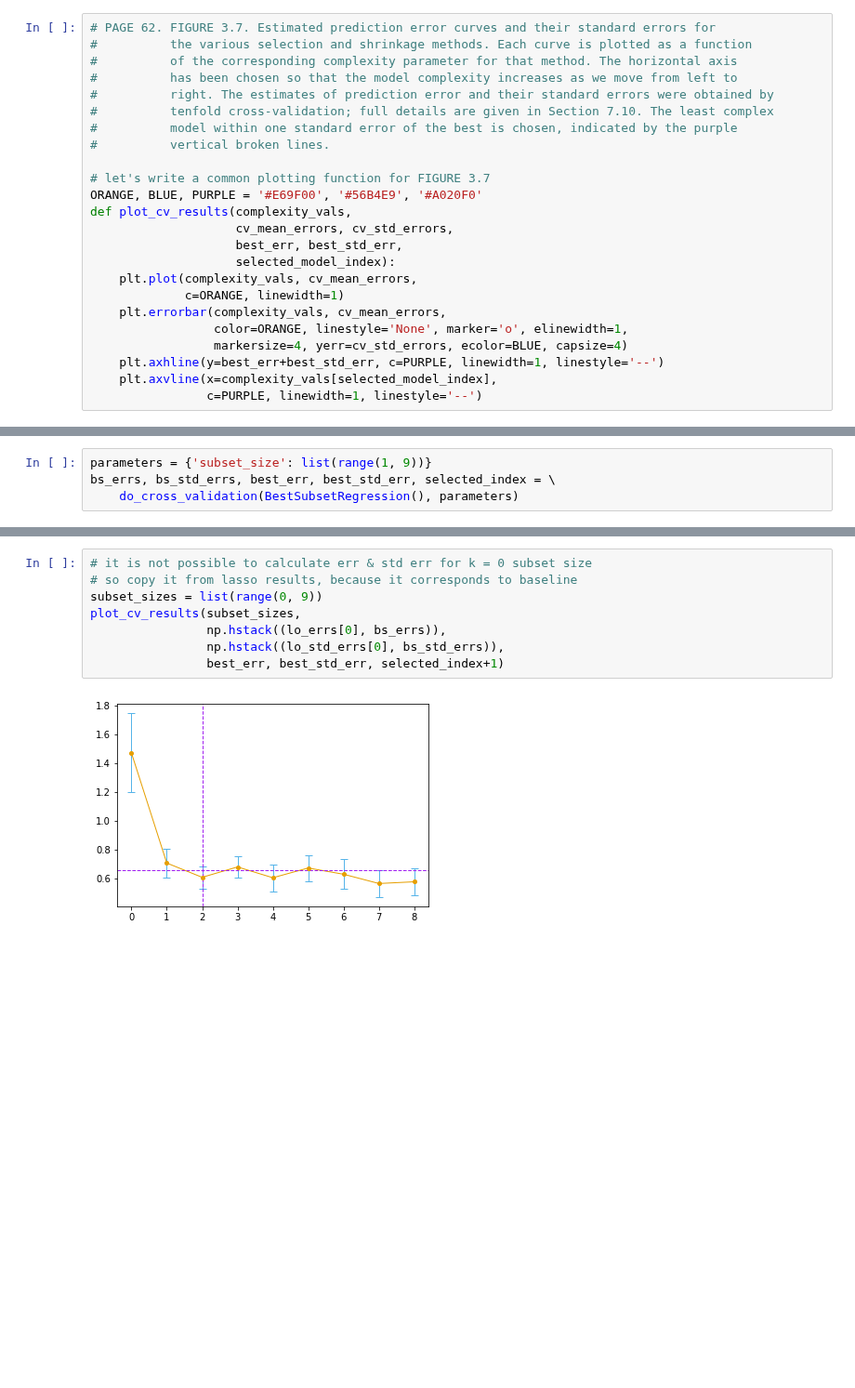
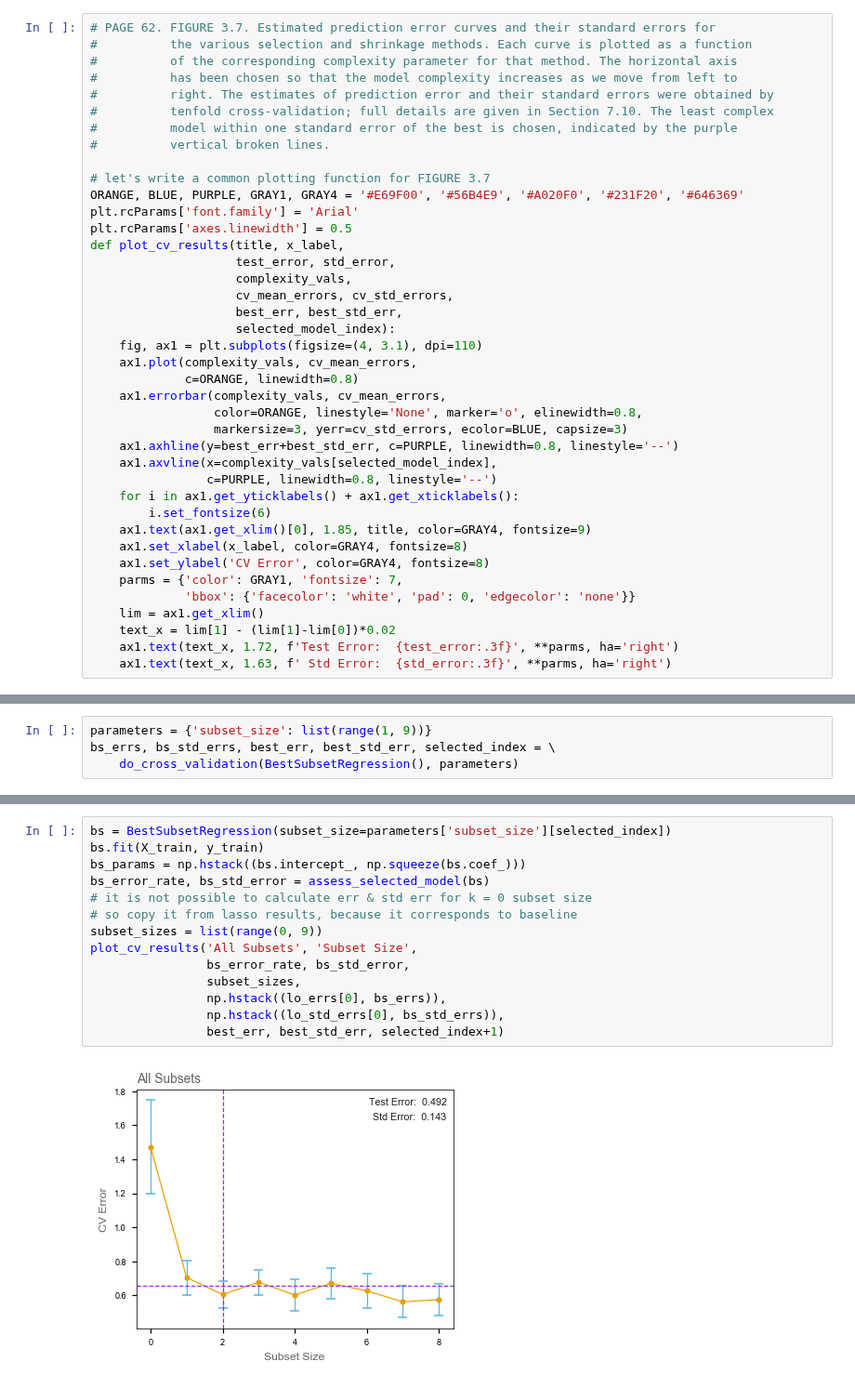
Before and after one commit to empathy87/The-Elements-of-Statistical-Learning-Python-Notebooks, a Jupyter notebook: examples/Prostate Cancer.ipynb, the cells around one changed output, grey strips where cells are left out. Shown at 93% size. Saved outputs shown, nothing was run; the diff lists cells and outputs as text; blank space fills up the shorter version.

```diff
--- a/examples/Prostate Cancer.ipynb
+++ b/examples/Prostate Cancer.ipynb
@@ -165,19 +164,35 @@ def assess_selected_model(estimator):
 #          vertical broken lines.
 
 # let's write a common plotting function for FIGURE 3.7
-ORANGE, BLUE, PURPLE = '#E69F00', '#56B4E9', '#A020F0'
-def plot_cv_results(complexity_vals,
+ORANGE, BLUE, PURPLE, GRAY1, GRAY4 = '#E69F00', '#56B4E9', '#A020F0', '#231F20', '#646369'
+plt.rcParams['font.family'] = 'Arial'
+plt.rcParams['axes.linewidth'] = 0.5
+def plot_cv_results(title, x_label,
+                    test_error, std_error,
+                    complexity_vals,
                     cv_mean_errors, cv_std_errors,
                     best_err, best_std_err,
                     selected_model_index):
-    plt.plot(complexity_vals, cv_mean_errors,
-             c=ORANGE, linewidth=1)
-    plt.errorbar(complexity_vals, cv_mean_errors,
-                 color=ORANGE, linestyle='None', marker='o', elinewidth=1,
-                 markersize=4, yerr=cv_std_errors, ecolor=BLUE, capsize=4)
-    plt.axhline(y=best_err+best_std_err, c=PURPLE, linewidth=1, linestyle='--')
-    plt.axvline(x=complexity_vals[selected_model_index],
-                c=PURPLE, linewidth=1, linestyle='--')
+    fig, ax1 = plt.subplots(figsize=(4, 3.1), dpi=110)
+    ax1.plot(complexity_vals, cv_mean_errors,
+             c=ORANGE, linewidth=0.8)
+    ax1.errorbar(complexity_vals, cv_mean_errors,
+                 color=ORANGE, linestyle='None', marker='o', elinewidth=0.8,
+                 markersize=3, yerr=cv_std_errors, ecolor=BLUE, capsize=3)
+    ax1.axhline(y=best_err+best_std_err, c=PURPLE, linewidth=0.8, linestyle='--')
+    ax1.axvline(x=complexity_vals[selected_model_index],
+                c=PURPLE, linewidth=0.8, linestyle='--')
+    for i in ax1.get_yticklabels() + ax1.get_xticklabels():
+        i.set_fontsize(6)
+    ax1.text(ax1.get_xlim()[0], 1.85, title, color=GRAY4, fontsize=9)
+    ax1.set_xlabel(x_label, color=GRAY4, fontsize=8)
+    ax1.set_ylabel('CV Error', color=GRAY4, fontsize=8)
+    parms = {'color': GRAY1, 'fontsize': 7,
+             'bbox': {'facecolor': 'white', 'pad': 0, 'edgecolor': 'none'}}
+    lim = ax1.get_xlim()
+    text_x = lim[1] - (lim[1]-lim[0])*0.02
+    ax1.text(text_x, 1.72, f'Test Error:  {test_error:.3f}', **parms, ha='right')
+    ax1.text(text_x, 1.63, f' Std Error:  {std_error:.3f}', **parms, ha='right')
 # %% [markdown]
 ## Ridge Regression
 # %%
@@ -340,10 +328,16 @@ Best Subset Test Error: 0.492
 # %%
+bs = BestSubsetRegression(subset_size=parameters['subset_size'][selected_index])
+bs.fit(X_train, y_train)
+bs_params = np.hstack((bs.intercept_, np.squeeze(bs.coef_)))
+bs_error_rate, bs_std_error = assess_selected_model(bs)
 # it is not possible to calculate err & std err for k = 0 subset size
 # so copy it from lasso results, because it corresponds to baseline
 subset_sizes = list(range(0, 9))
-plot_cv_results(subset_sizes,
+plot_cv_results('All Subsets', 'Subset Size',
+                bs_error_rate, bs_std_error,
+                subset_sizes,
                 np.hstack((lo_errs[0], bs_errs)),
                 np.hstack((lo_std_errs[0], bs_std_errs)),
                 best_err, best_std_err, selected_index+1)
 # %% [output]
-[figure, old version]
+[figure, new version]
```
Also changed, not shown: parts of 13 cells of this notebook.
